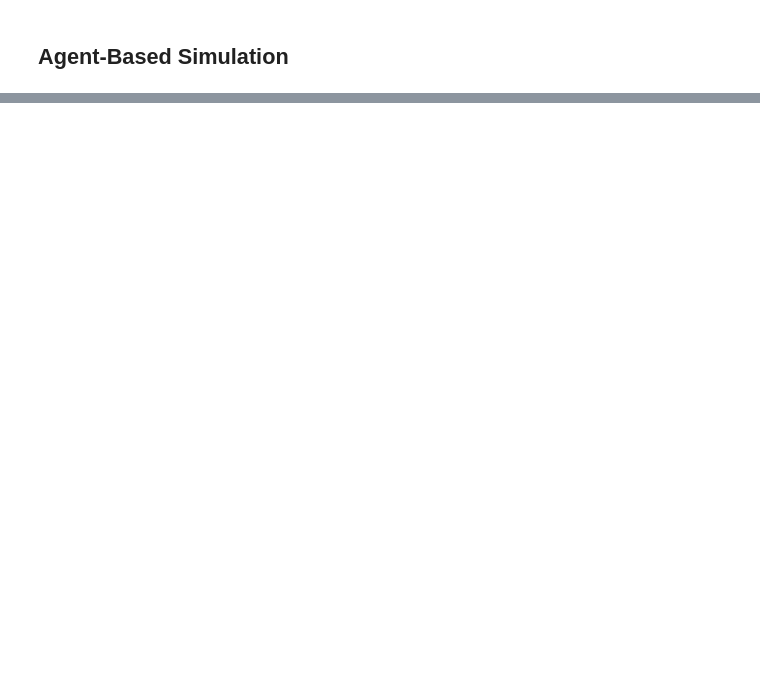
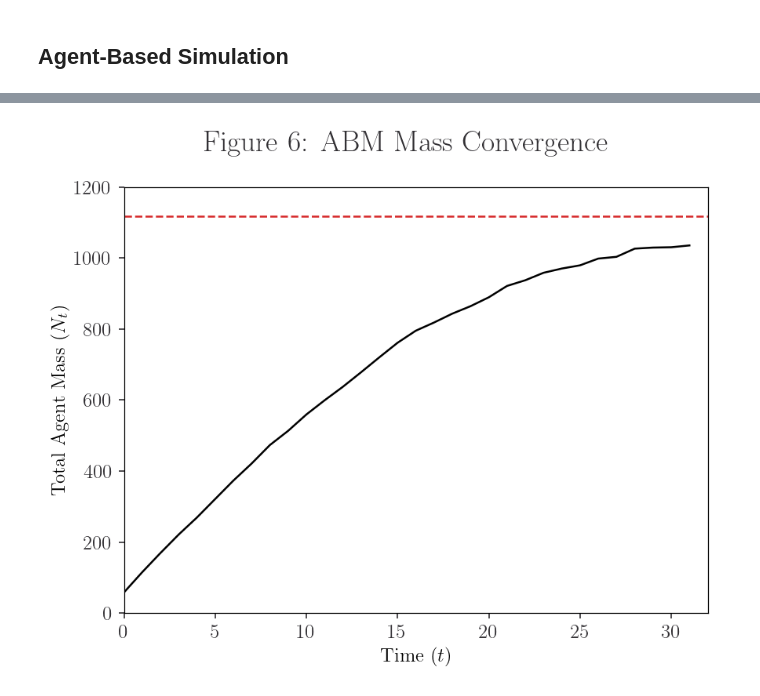
Before and after one commit to patohdzs/project-swipe, a Jupyter notebook: code/abm/abm.ipynb, the cells around one changed output, grey strips where cells are left out. Cells and saved outputs as stored; diff of their text form; code cells hidden in the pictures; blank space fills up the shorter version.

Commit message:
updated abm
- added mass convergance plots

```diff
--- a/code/abm/abm.ipynb
+++ b/code/abm/abm.ipynb
@@ -166 +171,12 @@ Function evaluations 11, initial cost 1.6633e-01, final cost 9.0466e-24, first-o
 Loss: 0.0
+# %%
+# Computing steady state
+Nm, Nw, Pbm, Pbw, τm, τw, αm, αw = steady_state(μ_star, ω_star, True)
+print('Masses: ', round(Nm), round(Nw))
+print('PMF check:', round(sum(Pbm),3), round(sum(Pbw),3))
+print('Tightness: ', round(τm,2), round(τw,2))
+print('Alphas: ', round(αm,2), round(αw,2))
+
+ρm = sum([(1 - Fm.cdf(ω_star[b]))*Pbw[b] for b in range(Bw)])
+ρw = sum([(1 - Fw.cdf(μ_star[b]))*Pbm[b] for b in range(Bm)])
+print('Average Pr(right-swipe): ', round(ρm, 2), round(ρw, 2))
@@ -221,0 +250,3 @@ killing women 1036
+# %%
+data = pd.DataFrame(simulation)
+data.tail(40)
@@ -221,0 +271,12 @@ killing women 1036
+# %%
+total_mass = data.groupby(['time']).size()
+fig, ax = plt.subplots()
+ax.set_xlim(0,T)
+ax.axhline(y = Nm+Nw, color = 'tab:red', linestyle = '--')
+ax.plot(range(0,T), total_mass, color='k')
+ax.set(xlabel=r'Time ($t$)', ylabel=r'Total Agent Mass ($N_t$)')
+fig.suptitle('Figure 6: ABM Mass Convergence')
+plt.savefig('../../figures/abm-total-conv.png')
+plt.show()
+# %% [output]
+[figure, added]
```
Also changed, not shown: parts of 9 cells of this notebook, 6 other files.
